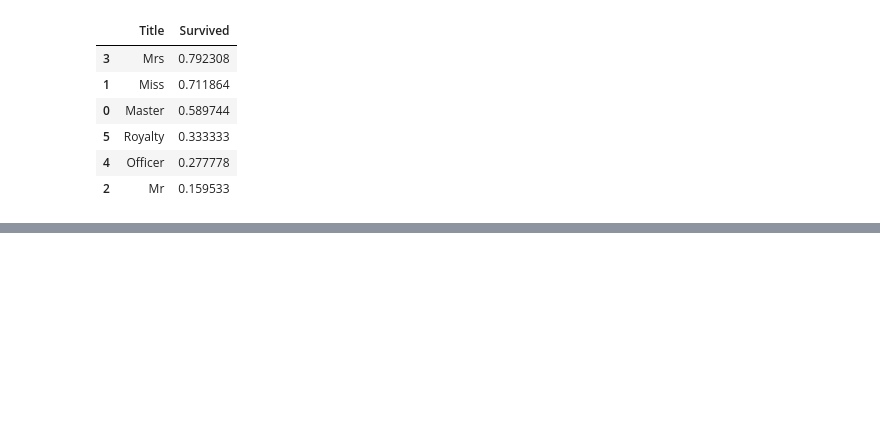
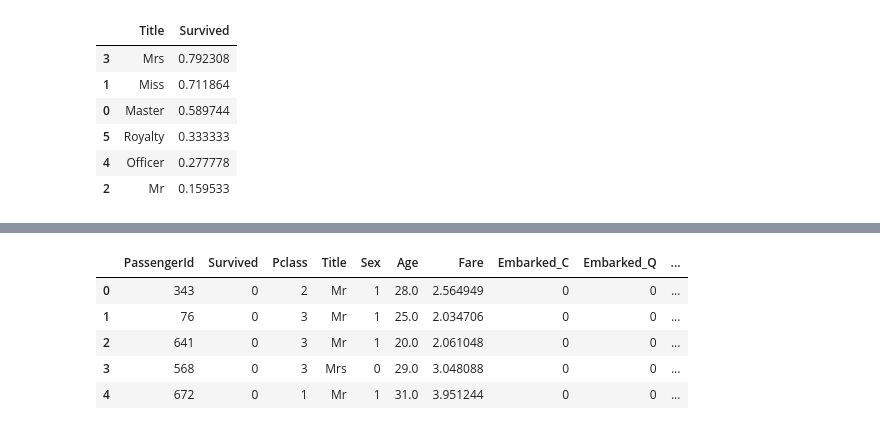
Before and after one commit to ziadhegazi/Intro-to-Artifictial-Intelligence, a Jupyter notebook: Data Visualisation/DV Checkpoint.ipynb, the cells around one changed output, grey strips where cells are left out. Saved outputs shown, nothing was run; the diff lists cells and outputs as text; code cells hidden in the pictures; blank space fills up the shorter version.

```diff
--- a/Data Visualisation/DV Checkpoint.ipynb
+++ b/Data Visualisation/DV Checkpoint.ipynb
@@ -364,3 +406,13 @@ grid.add_legend()
+# %%
+new_data.drop(columns=["FamilySize"], inplace=True)
+new_data.head()
+# %% [output]
+|  | PassengerId | Survived | Pclass | Title | Sex | Age | Fare | Embarked_C | Embarked_Q | ... |
+| 0 | 343 | 0 | 2 | Mr | 1 | 28.0 | 2.564949 | 0 | 0 | ... |
+| 1 | 76 | 0 | 3 | Mr | 1 | 25.0 | 2.034706 | 0 | 0 | ... |
+| 2 | 641 | 0 | 3 | Mr | 1 | 20.0 | 2.061048 | 0 | 0 | ... |
+| 3 | 568 | 0 | 3 | Mrs | 0 | 29.0 | 3.048088 | 0 | 0 | ... |
+| 4 | 672 | 0 | 1 | Mr | 1 | 31.0 | 3.951244 | 0 | 0 | ... |
 # %%
 new_data = pd.get_dummies(new_data, columns=["Title"])
 
```
Also changed, not shown: parts of 8 cells of this notebook.
